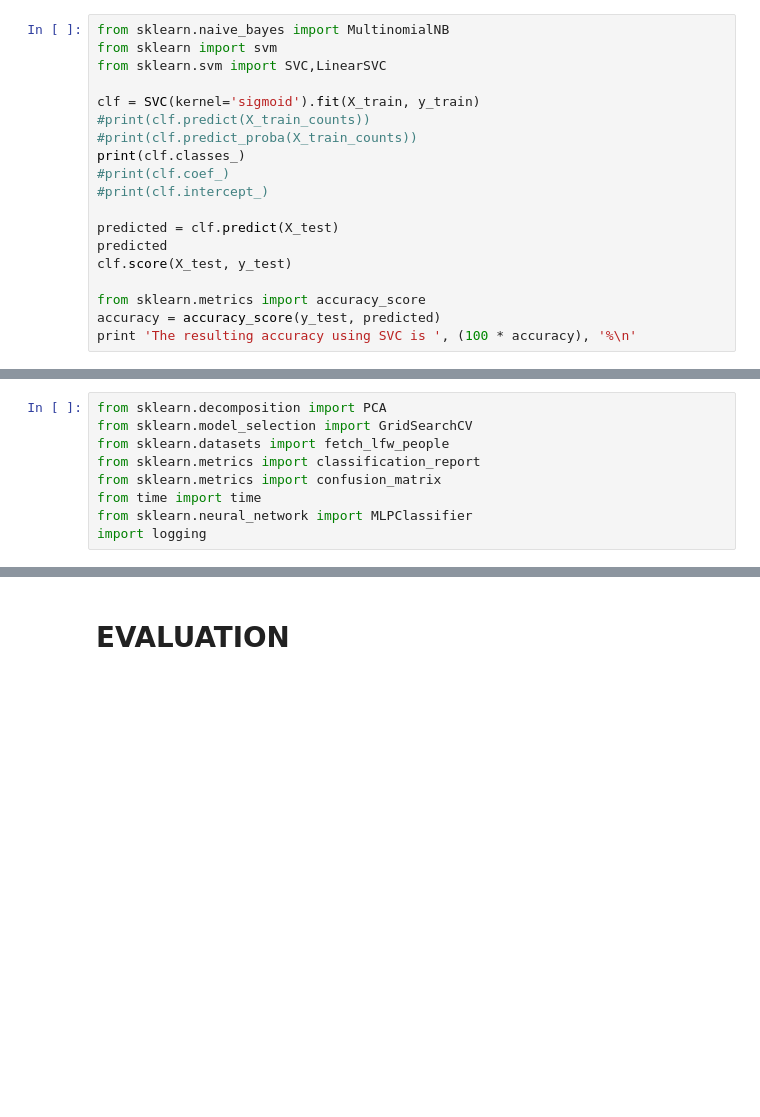
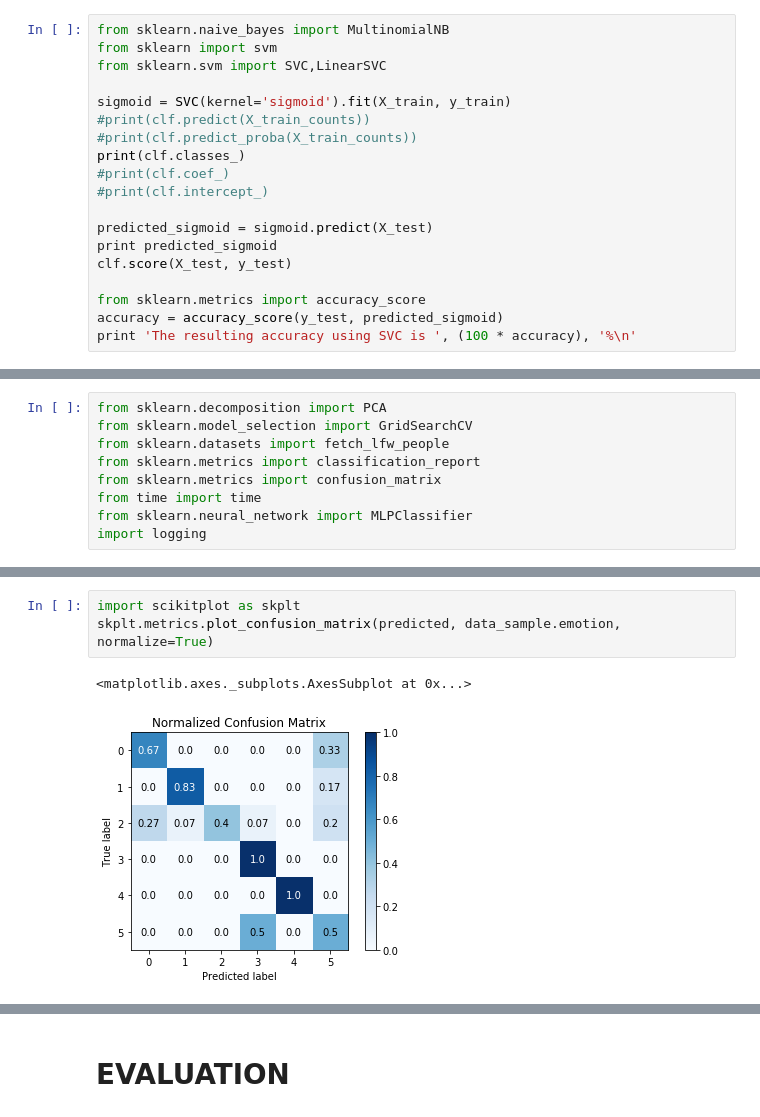
Before and after one commit to jbkalit/Sentiment-Analysis-Final-Project, a Jupyter notebook: Final Project.ipynb, the cells around one changed output, grey strips where cells are left out. Cells and saved outputs as stored; diff of their text form; blank space fills up the shorter version.

```diff
--- a/Final Project.ipynb
+++ b/Final Project.ipynb
@@ -602,19 +827,19 @@ from sklearn.naive_bayes import MultinomialNB
 from sklearn import svm
 from sklearn.svm import SVC,LinearSVC
 
-clf = SVC(kernel='sigmoid').fit(X_train, y_train)
+sigmoid = SVC(kernel='sigmoid').fit(X_train, y_train)
 #print(clf.predict(X_train_counts))
 #print(clf.predict_proba(X_train_counts))
 print(clf.classes_)
 #print(clf.coef_)
 #print(clf.intercept_)
 
-predicted = clf.predict(X_test)
-predicted
+predicted_sigmoid = sigmoid.predict(X_test)
+print predicted_sigmoid
 clf.score(X_test, y_test)
 
 from sklearn.metrics import accuracy_score
-accuracy = accuracy_score(y_test, predicted)
+accuracy = accuracy_score(y_test, predicted_sigmoid)
 print 'The resulting accuracy using SVC is ', (100 * accuracy), '%\n'
 # %% [output]
 [0 1 2 3 4 5]
@@ -678,0 +995,6 @@ done in 8.812s
+# %%
+import scikitplot as skplt
+skplt.metrics.plot_confusion_matrix(predicted, data_sample.emotion, normalize=True)
+# %% [output]
+<matplotlib.axes._subplots.AxesSubplot at 0x...>
+[figure, added]
```
Also changed, not shown: parts of 80 cells of this notebook, 6 other files.
